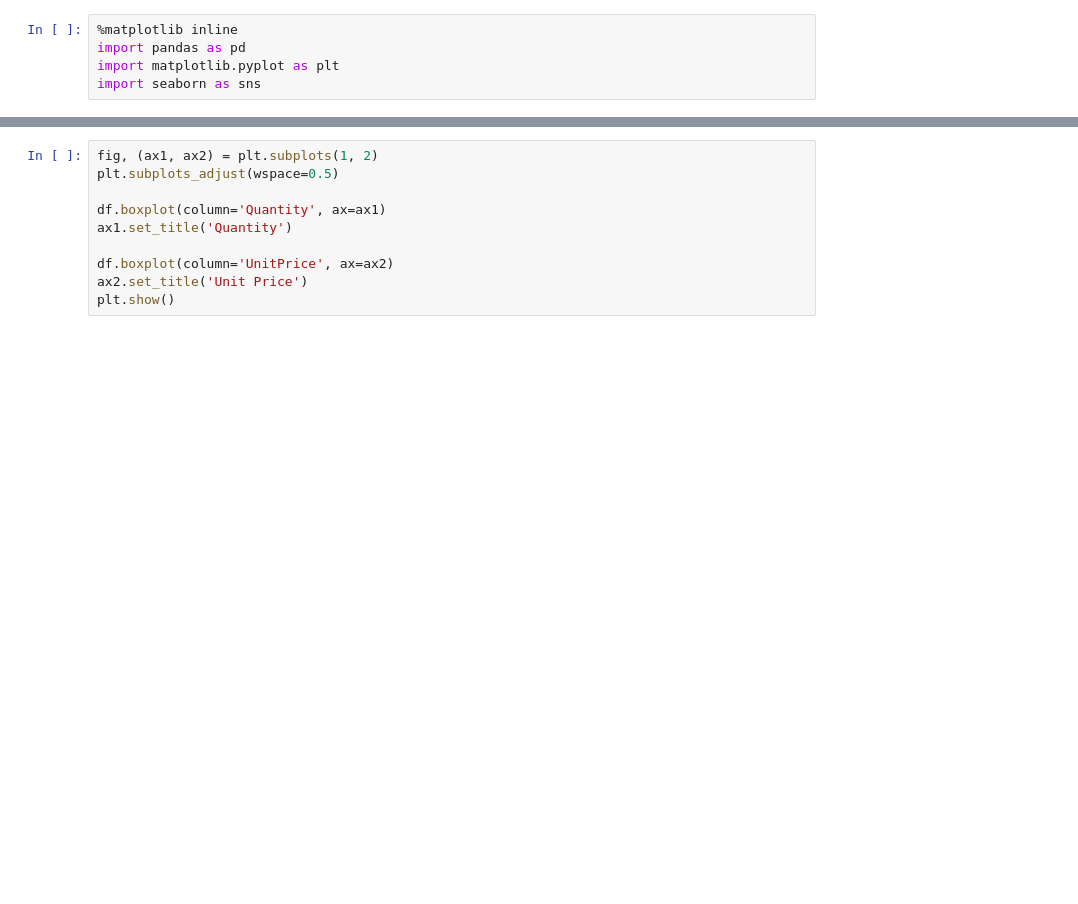
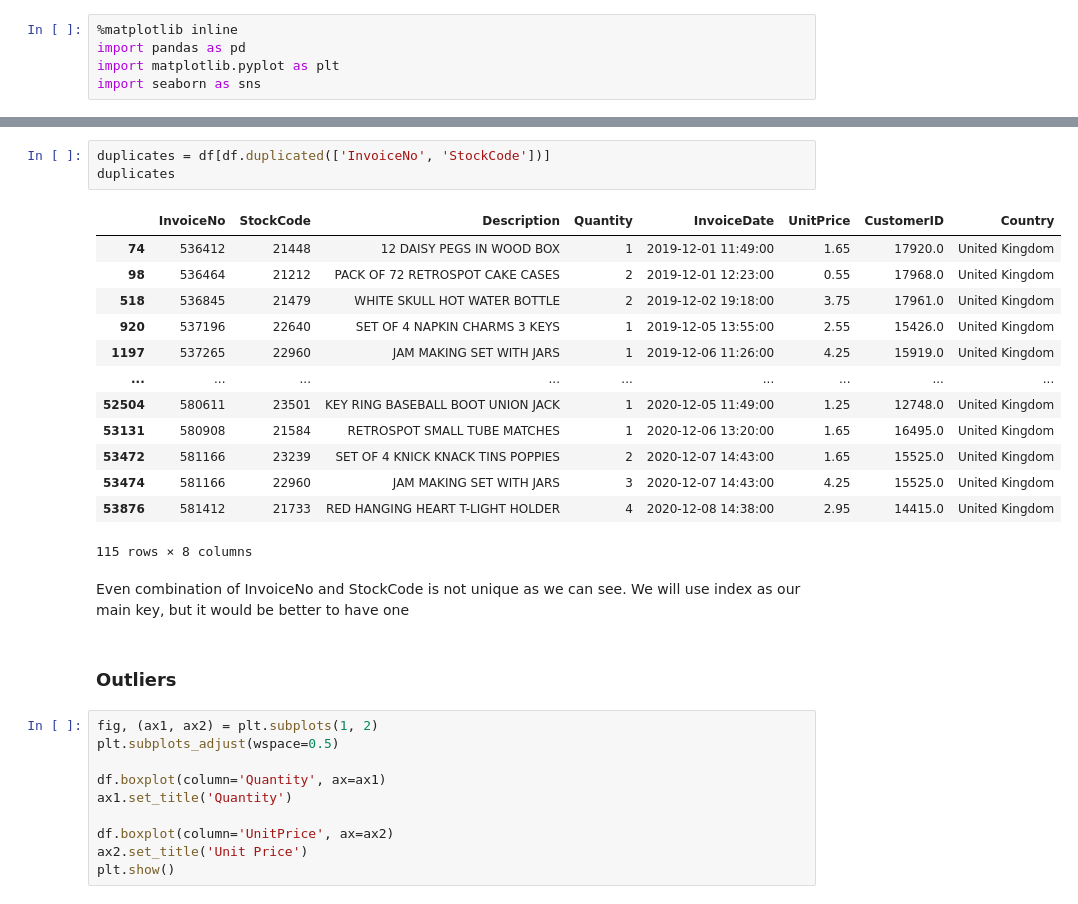
Before and after one commit to BaakhOfficial/Business-Data-Analysis-Report, a Jupyter notebook: Untitled-1.ipynb, the cells around one changed output, grey strips where cells are left out. Drawn from its saved outputs; the diff is of its cells as text; blank space fills up the shorter version.

```diff
--- a/Untitled-1.ipynb
+++ b/Untitled-1.ipynb
@@ -41,3 +74,24 @@ So here we can understand:
+# %%
+duplicates = df[df.duplicated(['InvoiceNo', 'StockCode'])]
+duplicates
+# %% [output]
+|  | InvoiceNo | StockCode | Description | Quantity | InvoiceDate | UnitPrice | CustomerID | Country |
+| 74 | 536412 | 21448 | 12 DAISY PEGS IN WOOD BOX | 1 | 2019-12-01 11:49:00 | 1.65 | 17920.0 | United Kingdom |
+| 98 | 536464 | 21212 | PACK OF 72 RETROSPOT CAKE CASES | 2 | 2019-12-01 12:23:00 | 0.55 | 17968.0 | United Kingdom |
+| 518 | 536845 | 21479 | WHITE SKULL HOT WATER BOTTLE | 2 | 2019-12-02 19:18:00 | 3.75 | 17961.0 | United Kingdom |
+| 920 | 537196 | 22640 | SET OF 4 NAPKIN CHARMS 3 KEYS | 1 | 2019-12-05 13:55:00 | 2.55 | 15426.0 | United Kingdom |
+| 1197 | 537265 | 22960 | JAM MAKING SET WITH JARS | 1 | 2019-12-06 11:26:00 | 4.25 | 15919.0 | United Kingdom |
+| ... | ... | ... | ... | ... | ... | ... | ... | ... |
+| 52504 | 580611 | 23501 | KEY RING BASEBALL BOOT UNION JACK | 1 | 2020-12-05 11:49:00 | 1.25 | 12748.0 | United Kingdom |
+| 53131 | 580908 | 21584 | RETROSPOT SMALL TUBE MATCHES | 1 | 2020-12-06 13:20:00 | 1.65 | 16495.0 | United Kingdom |
+| 53472 | 581166 | 23239 | SET OF 4 KNICK KNACK TINS POPPIES | 2 | 2020-12-07 14:43:00 | 1.65 | 15525.0 | United Kingdom |
+| 53474 | 581166 | 22960 | JAM MAKING SET WITH JARS | 3 | 2020-12-07 14:43:00 | 4.25 | 15525.0 | United Kingdom |
+| 53876 | 581412 | 21733 | RED HANGING HEART T-LIGHT HOLDER | 4 | 2020-12-08 14:38:00 | 2.95 | 14415.0 | United Kingdom |
+115 rows × 8 columns
+# %% [markdown]
+Even combination of InvoiceNo and StockCode is not unique as we can see. We will use index as our main key, but it would be better to have one
+# %% [markdown]
+### Outliers
 # %%
 fig, (ax1, ax2) = plt.subplots(1, 2)
 plt.subplots_adjust(wspace=0.5)
```
Also changed, not shown: parts of 57 cells of this notebook.
